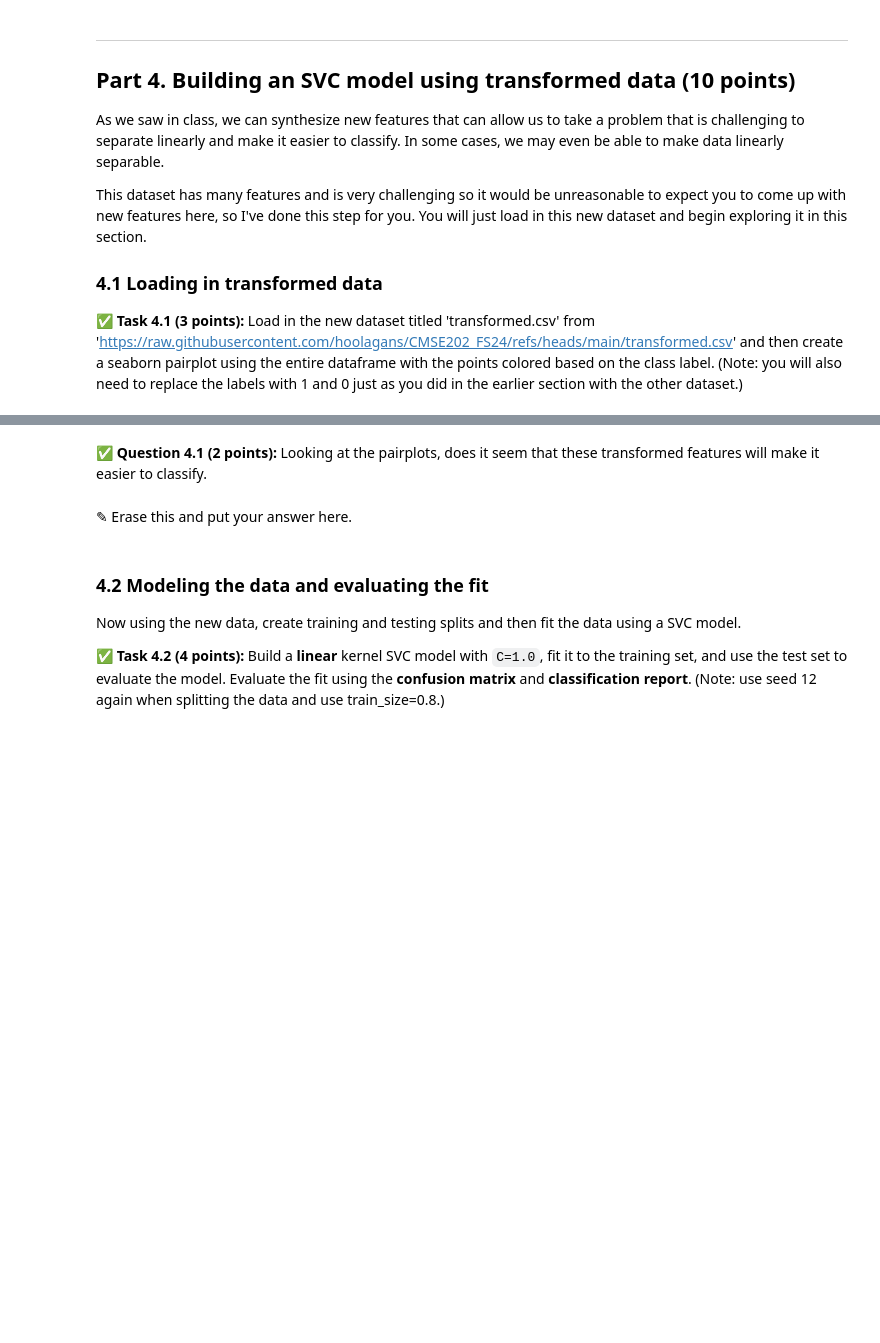
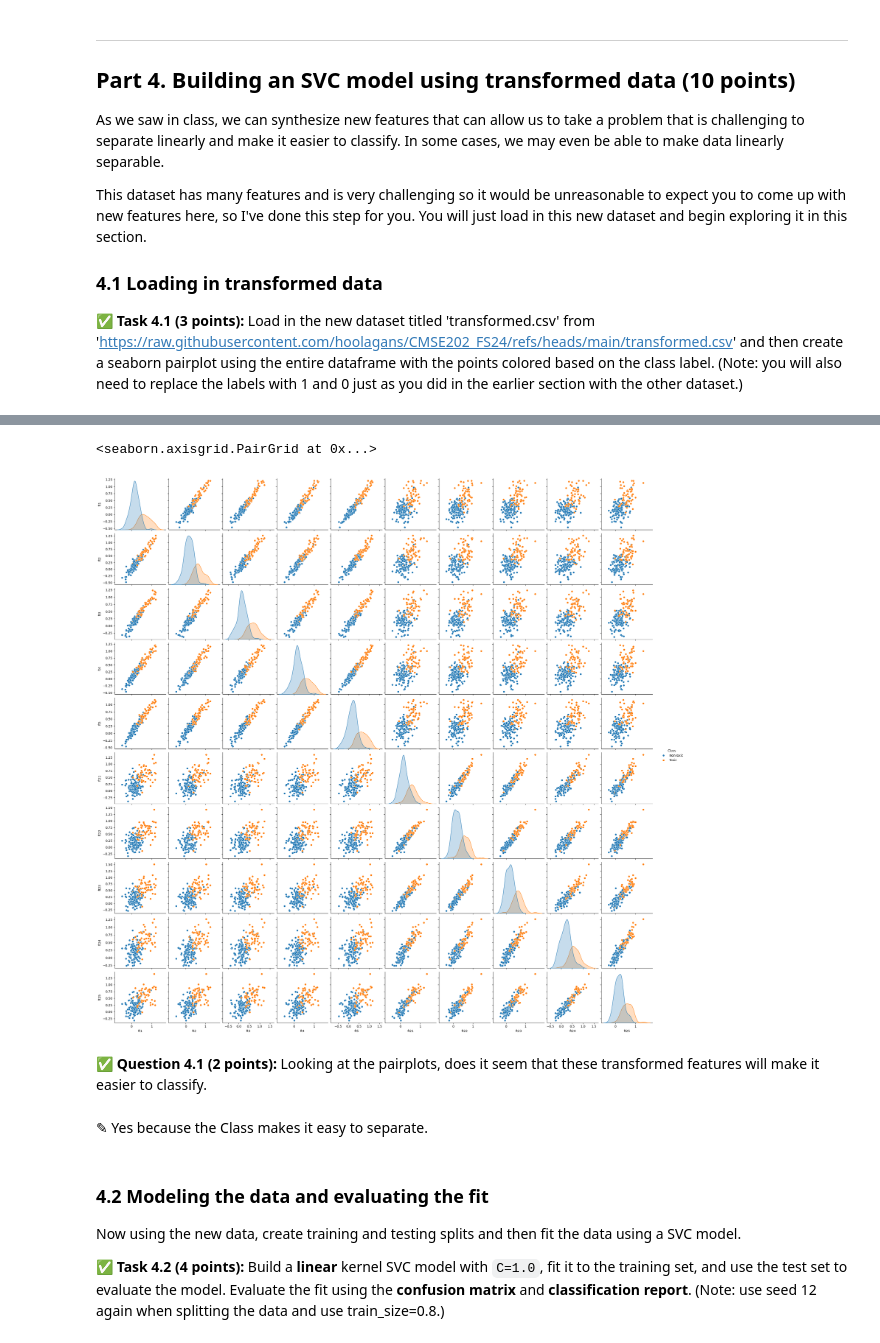
Before and after one commit to JustinTrannn/CMSE202-f25-turnin, a Jupyter notebook: hw-04/HW-04_PerceptronSVMandPCA-STUDENT.ipynb, the cells around one changed output, grey strips where cells are left out. Drawn from its saved outputs; the diff is of its cells as text; code cells hidden in the pictures; blank space fills up the shorter version.

```diff
--- a/hw-04/HW-04_PerceptronSVMandPCA-STUDENT.ipynb
+++ b/hw-04/HW-04_PerceptronSVMandPCA-STUDENT.ipynb
@@ -244,9 +250,14 @@ This dataset has many features and is very challenging so it would be unreasonab
 # %%
 # Put your code here
+transformed = pd.read_csv('transformed.csv')
+sns.pairplot(transformed, hue='Class')
+# %% [output]
+<seaborn.axisgrid.PairGrid at 0x...>
+[figure, added]
 # %% [markdown]
 **&#9989; Question 4.1 (2 points):** Looking at the pairplots, does it seem that these transformed features will make it easier to classify.
-# %% [markdown]
-<font size=+3>&#9998;</font> Erase this and put your answer here.
+# %% [markdown]
+<font size=+3>&#9998;</font> Yes because the Class makes it easy to separate.
 # %% [markdown]
 ### 4.2 Modeling the data and evaluating the fit
 
```
Also changed, not shown: parts of 6 cells of this notebook.
